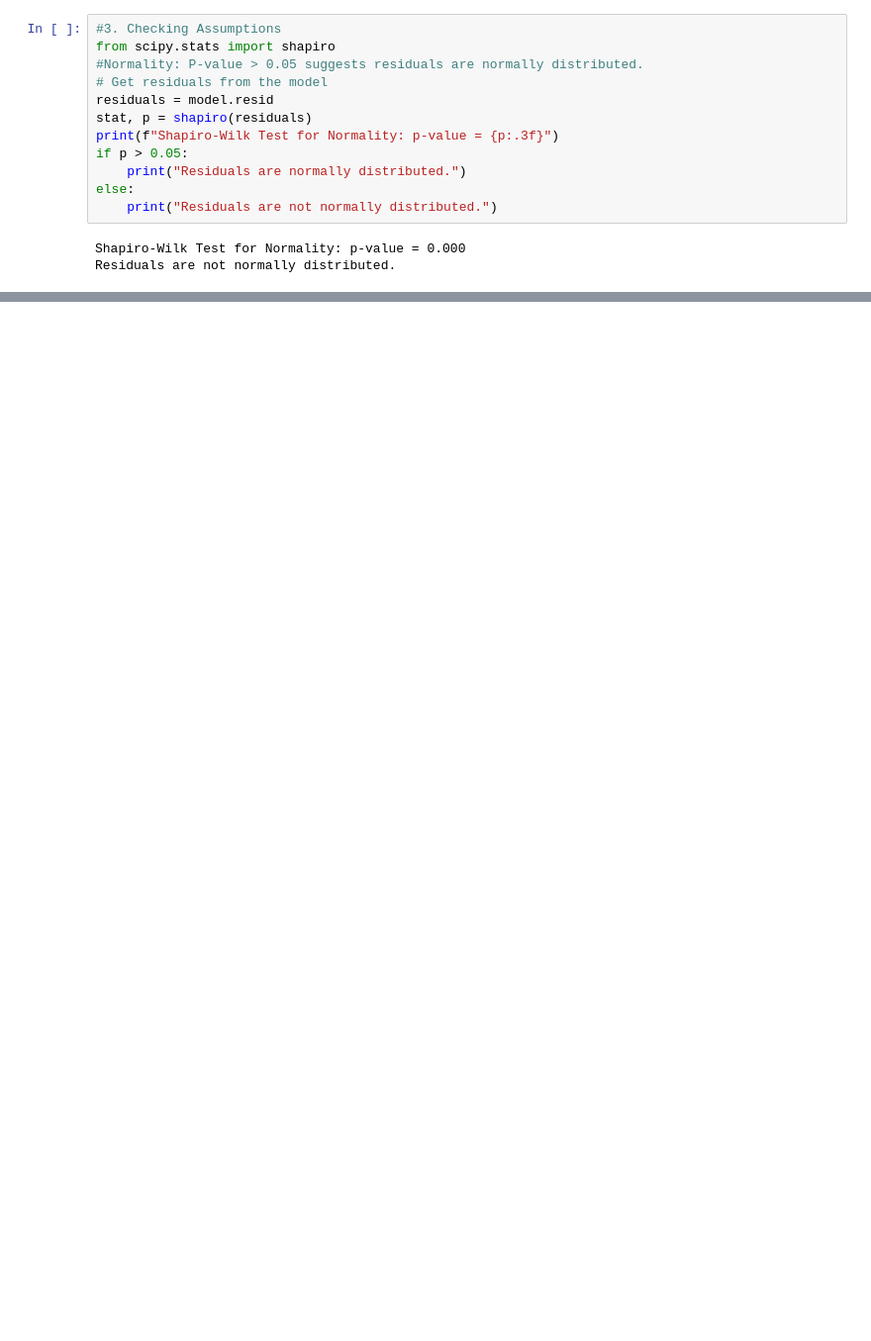
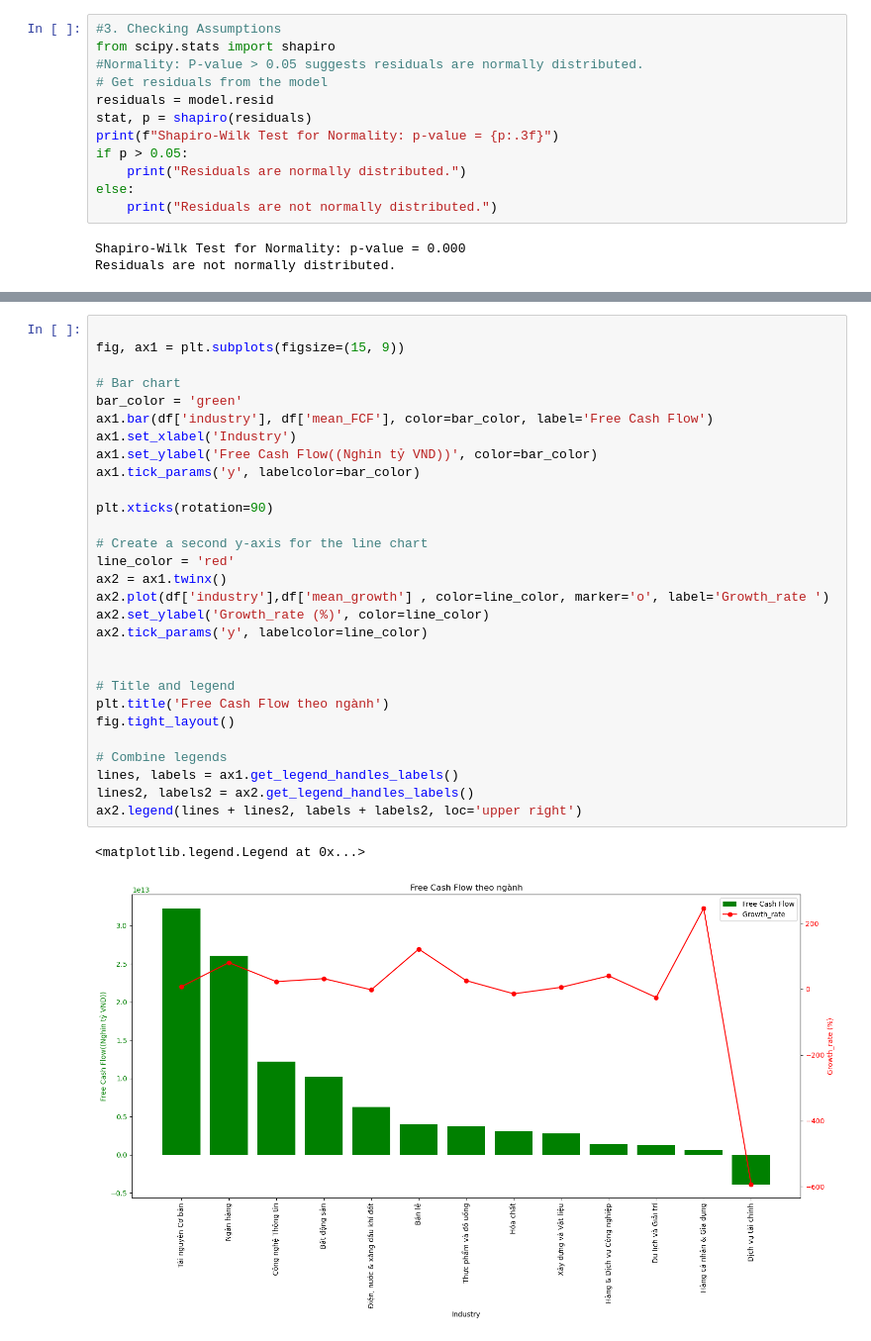
Before and after one commit to Tuanajax/Stock_data_Analyst, a Jupyter notebook: DA_stock.ipynb, the cells around one changed output, grey strips where cells are left out. Shown at 99% size. Drawn from its saved outputs; the diff is of its cells as text; blank space fills up the shorter version.

```diff
--- a/DA_stock.ipynb
+++ b/DA_stock.ipynb
@@ -479,0 +510,32 @@ Levene's Test for Homogeneity of Variances:
+# %%
+
+fig, ax1 = plt.subplots(figsize=(15, 9))
+
+# Bar chart
+bar_color = 'green'
+ax1.bar(df['industry'], df['mean_FCF'], color=bar_color, label='Free Cash Flow')
+ax1.set_xlabel('Industry')
+ax1.set_ylabel('Free Cash Flow((Nghin tỷ VND))', color=bar_color)
+ax1.tick_params('y', labelcolor=bar_color)
+
+plt.xticks(rotation=90)
+
+# Create a second y-axis for the line chart
+line_color = 'red'
+ax2 = ax1.twinx()
+ax2.plot(df['industry'],df['mean_growth'] , color=line_color, marker='o', label='Growth_rate ')
+ax2.set_ylabel('Growth_rate (%)', color=line_color)
+ax2.tick_params('y', labelcolor=line_color)
+
+
+# Title and legend
+plt.title('Free Cash Flow theo ngành')
+fig.tight_layout()
+
+# Combine legends
+lines, labels = ax1.get_legend_handles_labels()
+lines2, labels2 = ax2.get_legend_handles_labels()
+ax2.legend(lines + lines2, labels + labels2, loc='upper right')
+# %% [output]
+<matplotlib.legend.Legend at 0x...>
+[figure, added]
```
Also changed, not shown: parts of 7 cells of this notebook, 2 other files.
